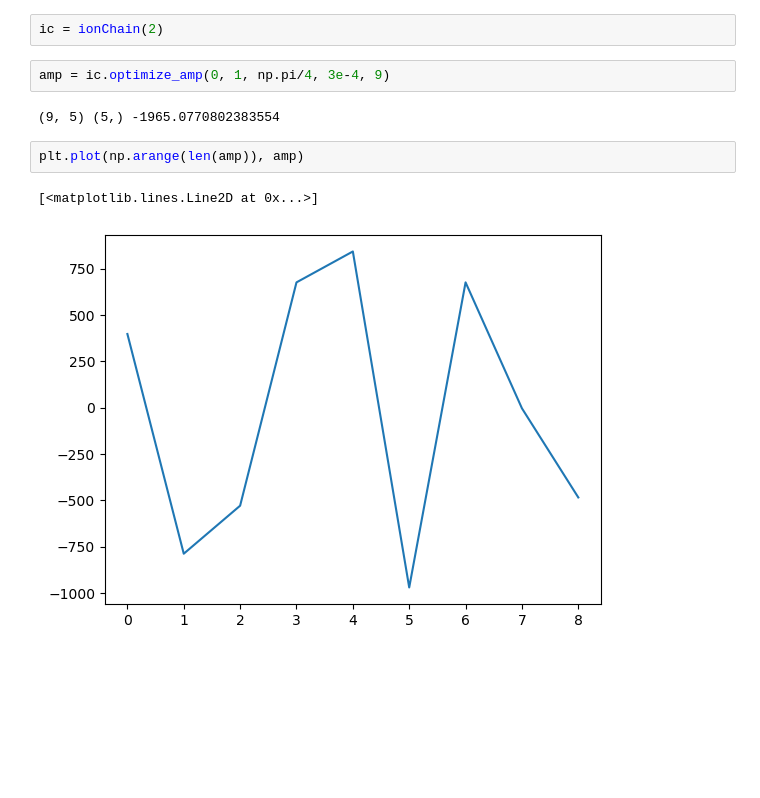
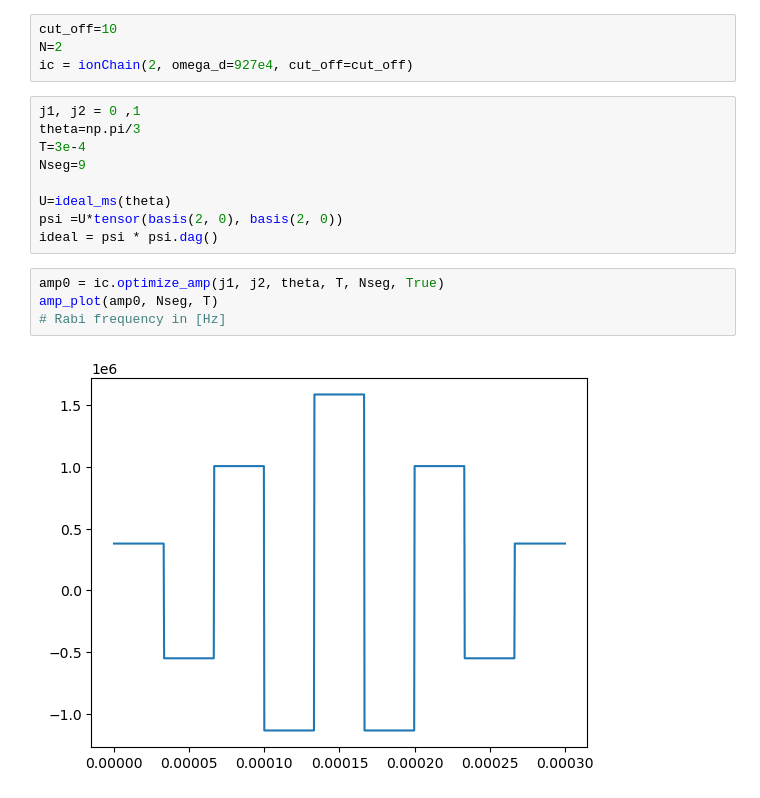
Before and after one commit to GaoxiangTang/MS-simulate, a Jupyter notebook: demo.ipynb, the cells around one changed output. Drawn from its saved outputs; the diff is of its cells as text; blank space fills up the shorter version.

```diff
--- a/demo.ipynb
+++ b/demo.ipynb
@@ -8,11 +5,19 @@ The autoreload extension is already loaded. To reload it, use:
-# %%
-ic = ionChain(2)
-# %%
-amp = ic.optimize_amp(0, 1, np.pi/4, 3e-4, 9)
-# %% [output]
-(9, 5) (5,) -1965.0770802383554
-# %%
-plt.plot(np.arange(len(amp)), amp)
-# %% [output]
-[<matplotlib.lines.Line2D at 0x...>]
-[figure, removed]
+# %%
+cut_off=10
+N=2
+ic = ionChain(2, omega_d=927e4, cut_off=cut_off)
+# %%
+j1, j2 = 0 ,1
+theta=np.pi/3
+T=3e-4
+Nseg=9
+
+U=ideal_ms(theta)
+psi =U*tensor(basis(2, 0), basis(2, 0))
+ideal = psi * psi.dag()
+# %%
+amp0 = ic.optimize_amp(j1, j2, theta, T, Nseg, True)
+amp_plot(amp0, Nseg, T)
+# Rabi frequency in [Hz]
+# %% [output]
+[figure, added]
```
Also changed, not shown: parts of 10 cells of this notebook, 1 other file.
